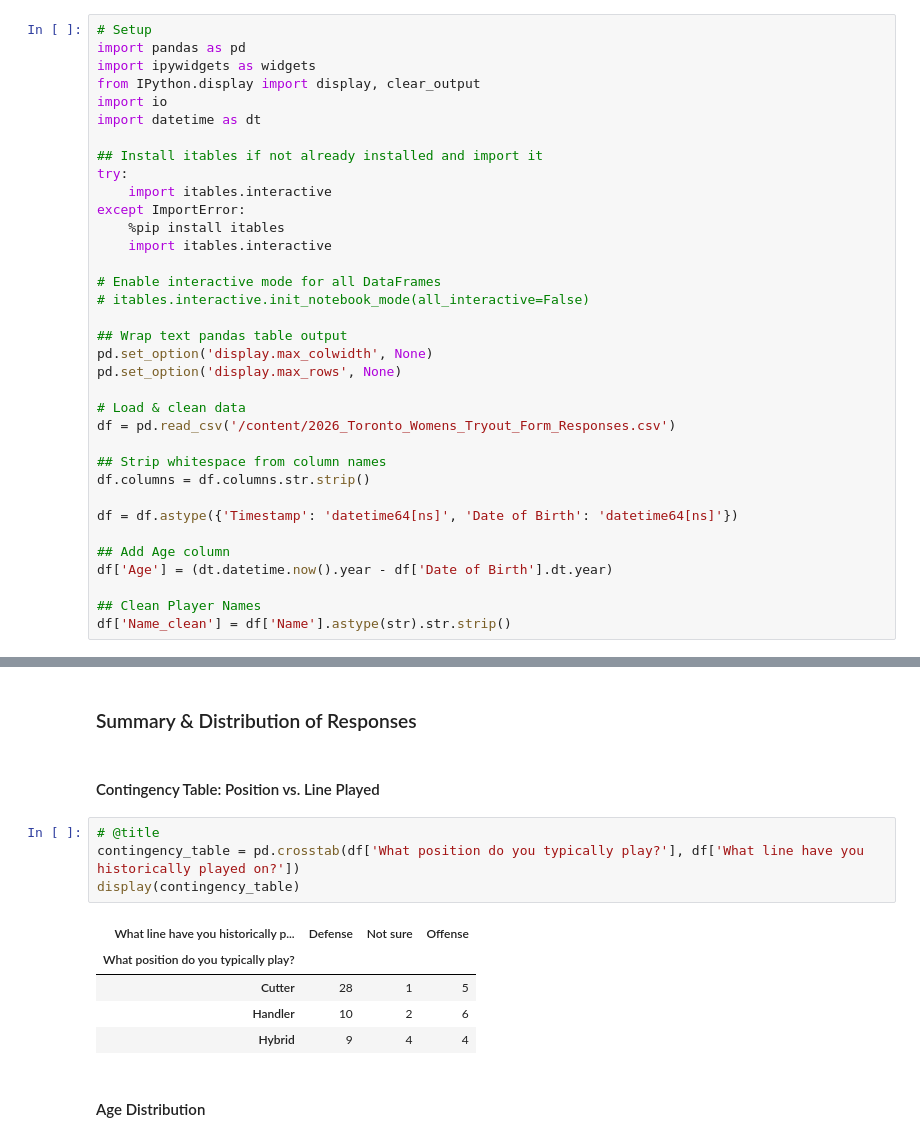
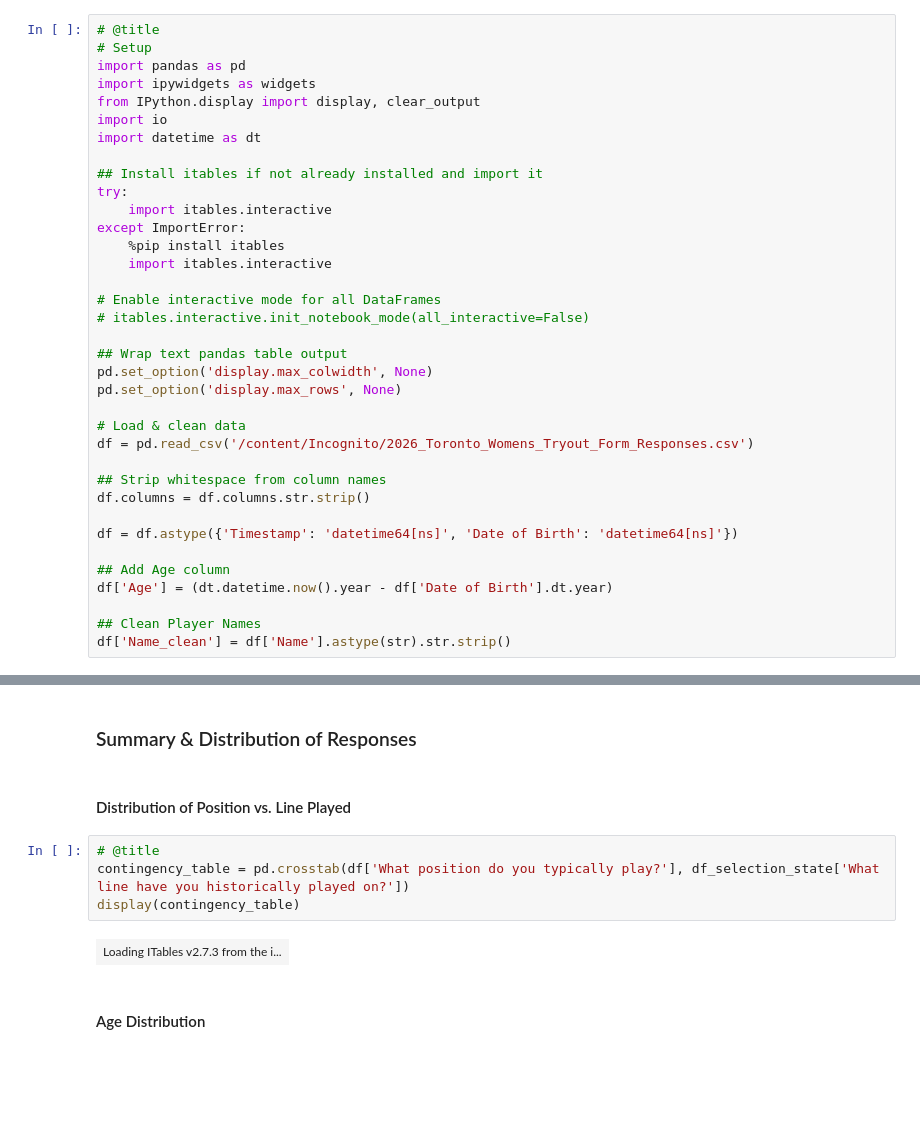
Before and after one commit to vivyuen/Incognito, a Jupyter notebook: Tryouts_2026.ipynb, the cells around one changed output, grey strips where cells are left out. Drawn from its saved outputs; the diff is of its cells as text; blank space fills up the shorter version.

```diff
--- a/Tryouts_2026.ipynb
+++ b/Tryouts_2026.ipynb
@@ -11,4 +23,5 @@ print(os.getcwd())
 # %%
+# @title
 # Setup
 import pandas as pd
 import ipywidgets as widgets
@@ -31,7 +44,7 @@ pd.set_option('display.max_colwidth', None)
 pd.set_option('display.max_rows', None)
 
 # Load & clean data
-df = pd.read_csv('/content/2026_Toronto_Womens_Tryout_Form_Responses.csv')
+df = pd.read_csv('/content/Incognito/2026_Toronto_Womens_Tryout_Form_Responses.csv')
 
 ## Strip whitespace from column names
 df.columns = df.columns.str.strip()
@@ -347,17 +334,13 @@ VBox(children=(HBox(children=(Dropdown(description='Select DataFrame:', layout=L
 # %% [markdown]
 ### Summary & Distribution of Responses
 # %% [markdown]
-#### Contingency Table: Position vs. Line Played
+#### Distribution of Position vs. Line Played
 # %%
 # @title
-contingency_table = pd.crosstab(df['What position do you typically play?'], df['What line have you historically played on?'])
+contingency_table = pd.crosstab(df['What position do you typically play?'], df_selection_state['What line have you historically played on?'])
 display(contingency_table)
 # %% [output]
-| What line have you historically p... | Defense | Not sure | Offense |
-| What position do you typically play? |  |  |  |
-| Cutter | 28 | 1 | 5 |
-| Handler | 10 | 2 | 6 |
-| Hybrid | 9 | 4 | 4 |
+| Loading ITables v2.7.3 from the i... |
 # %% [markdown]
 #### Age Distribution
 # %%
```
Also changed, not shown: parts of 23 cells of this notebook, 1 other file.
